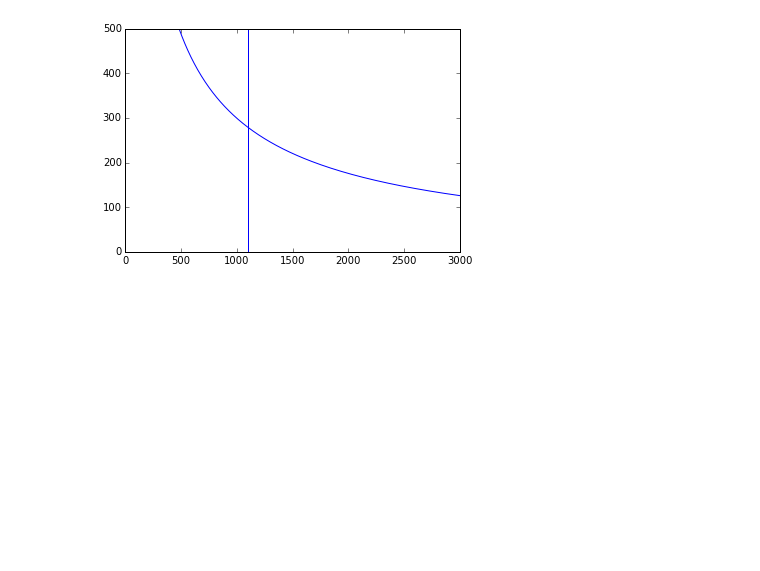
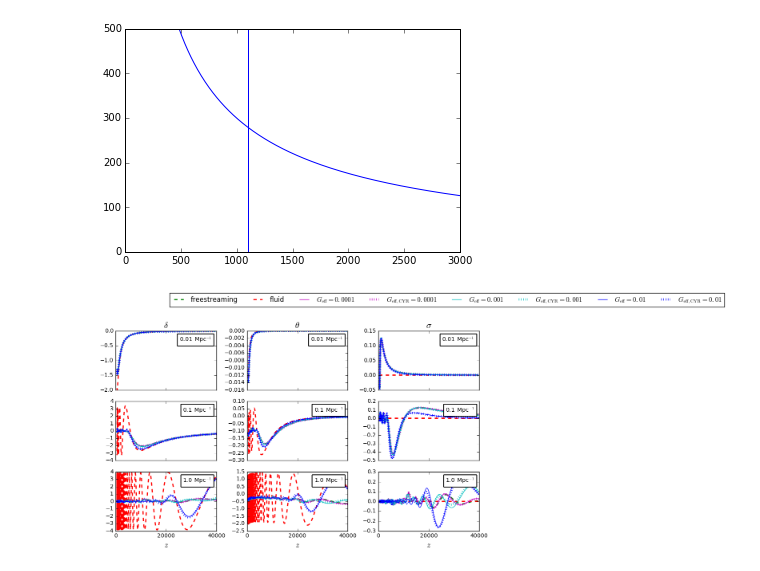
Before and after one commit to ThomasTram/CLASSmods, a Jupyter notebook: inu_perturbation_evolution.ipynb, the cells around one changed output. Cells and saved outputs as stored; diff of their text form; code cells hidden in the pictures; blank space fills up the shorter version.

```diff
--- a/inu_perturbation_evolution.ipynb
+++ b/inu_perturbation_evolution.ipynb
@@ -318,0 +331,79 @@ csm.Hubble()
+# %%
+majorLocatorX = MultipleLocator(20000)
+majorFormatterX = FormatStrFormatter('%d')
+minorLocatorX = MultipleLocator(10000)
+
+from matplotlib.offsetbox import AnchoredText
+
+pt_types = ['delta','theta','shear']
+k_out = ['1e-2','1e-1','1.0']
+fig, axes = plt.subplots(len(kout),len(pt_types),figsize=(10,6),sharex=True)
+zmin = 500
+zmax = 40000
+
+plotmodels = ['freestreaming','fluid']
+for i in range(0,len(Geffvec)):
+    plotmodels.append(i)
+    plotmodels.append('CYR'+str(i))
+colours = ['m','c','b','g','r','k']
+for M in plotmodels:
+    #if M=='fluid':
+    #    continue
+    #if isinstance(M,int) and M<4:
+    #    continue
+    pts = cosmo[M].get_perturbations()['scalar']
+    for kidx, k in enumerate(kout):
+        pt = pts[kidx]
+        for pt_idx, pt_type in enumerate(pt_types):
+            #tau = pt['tau [Mpc]']
+            z = pt['z']
+            mask = (z>zmin)*(z<zmax)
+            if isinstance(M,int):
+                label = r'$G_\mathrm{eff}='+str(Geffvec[M])+'$'
+                ls='-'
+                lw=1
+                #colour = 'blue'
+                colour = colours[M]
+                y = pt[pt_type+'_inu']
+            else:
+                if M=='ncdm':
+                    label = M
+                    y = pt[pt_type+'_ncdm[0]']
+                    colour = 'c'
+                    ls = '--'
+                    lw=2
+                elif 'CYR' in M:
+                    y = pt[pt_type+'_ur']
+                    label = r'$G_\mathrm{eff, CYR}='+str(Geffvec[int(M[3])])+'$'
+                    #colour = 'blue'
+                    colour = colours[int(M[3])]
+                    ls = ':'
+                    lw=4
+                else:
+                    if M=='fluid':
+                        colour = 'r'
+                    else:
+                        colour = 'g'
+                    label = M
+                    y = pt[pt_type+'_ur']
+                    ls = '--'
+                    lw=2
+            axes[kidx,pt_idx].plot(z[mask],y[mask],label=label,ls=ls,lw=lw,color=colour)
+            anchored_text = AnchoredText(format(k) +'$\,$ Mpc$^{-1}$', loc=1,frameon=True)
+            axes[kidx,pt_idx].add_artist(anchored_text)
+
+lgd=axes[0,0].legend(loc='upper left',ncol=len(models),bbox_to_anchor=(0.5, 1.7))
+for ax in axes[-1,:]:
+    ax.set_xlabel(r'$z$',fontsize=14)
+    ax.xaxis.set_major_locator(majorLocatorX)
+    ax.xaxis.set_major_formatter(majorFormatterX)
+for pt_idx, pt_type in enumerate(pt_types):
+    if pt_type=='shear':
+        pt_type='sigma'
+    axes[0,pt_idx].set_title(r'$'+'\\'+pt_type+'$',fontsize=16)
+
+fig.tight_layout()
+
+#fig.savefig('pert_qmax21Nq84.pdf',bbox_extra_artists=(lgd,), bbox_inches='tight')
+# %% [output]
+[figure, added]
```
Also changed, not shown: parts of 7 cells of this notebook, 7 other files.
